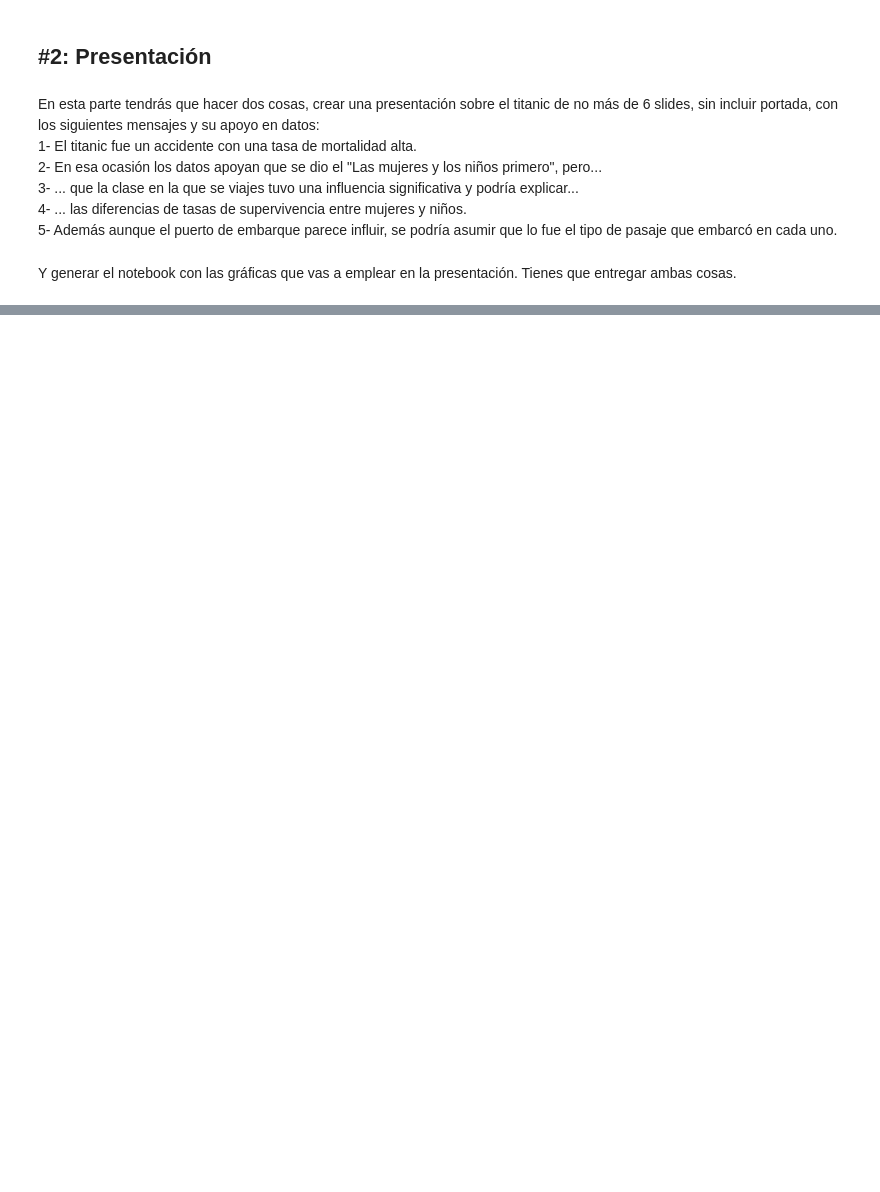
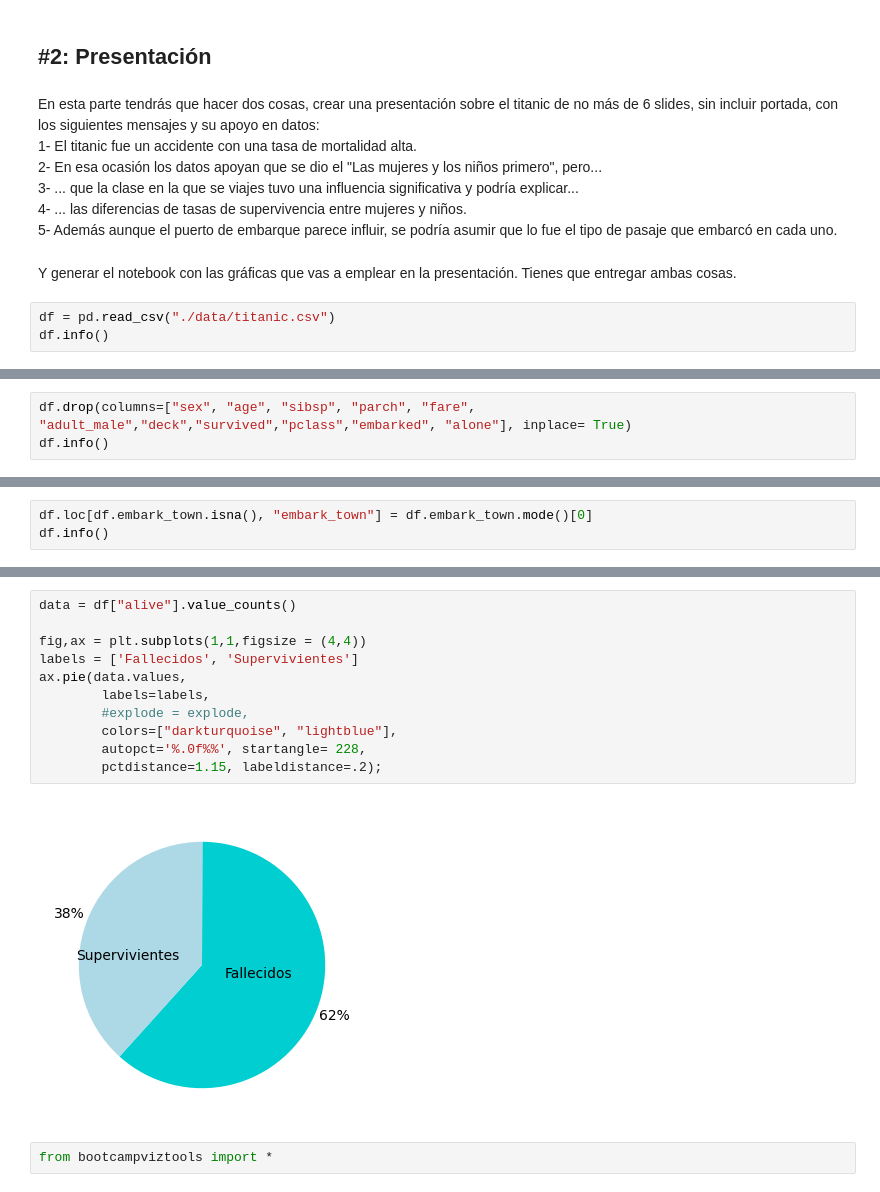
Before and after one commit to PIPM2001/DS_Online_Feb24_Exercises, a Jupyter notebook: 03_Analisis_de_Datos/Sprint_08/Unidad_02/Practica_Obligatoria/18_Practica_Obligatoria_Visualizacion_Presentacion.ipynb, the cells around one changed output, grey strips where cells are left out. Cells and saved outputs as stored; diff of their text form; blank space fills up the shorter version.

```diff
--- a/03_Analisis_de_Datos/Sprint_08/Unidad_02/Practica_Obligatoria/18_Practica_Obligatoria_Visualizacion_Presentacion.ipynb
+++ b/03_Analisis_de_Datos/Sprint_08/Unidad_02/Practica_Obligatoria/18_Practica_Obligatoria_Visualizacion_Presentacion.ipynb
@@ -140,3 +140,6 @@ En esta parte tendrás que hacer dos cosas, crear una presentación sobre el tit
 5- Además aunque el puerto de embarque parece influir, se podría asumir que lo fue el tipo de pasaje que embarcó en cada uno.
 # %% [markdown]
 Y generar el notebook con las gráficas que vas a emplear en la presentación. Tienes que entregar ambas cosas.
+# %%
+df = pd.read_csv("./data/titanic.csv")
+df.info()
@@ -142,0 +164,3 @@ Y generar el notebook con las gráficas que vas a emplear en la presentación. T
+# %%
+df.drop(columns=["sex", "age", "sibsp", "parch", "fare", "adult_male","deck","survived","pclass","embarked", "alone"], inplace= True)
+df.info()
@@ -142,0 +179,3 @@ Y generar el notebook con las gráficas que vas a emplear en la presentación. T
+# %%
+df.loc[df.embark_town.isna(), "embark_town"] = df.embark_town.mode()[0]
+df.info()
@@ -142,0 +194,15 @@ Y generar el notebook con las gráficas que vas a emplear en la presentación. T
+# %%
+data = df["alive"].value_counts()
+
+fig,ax = plt.subplots(1,1,figsize = (4,4))
+labels = ['Fallecidos', 'Supervivientes']
+ax.pie(data.values,
+        labels=labels,
+        #explode = explode,
+        colors=["darkturquoise", "lightblue"],
+        autopct='%.0f%%', startangle= 228,
+        pctdistance=1.15, labeldistance=.2);
+# %% [output]
+[figure, added]
+# %%
+from bootcampviztools import *
```
Also changed, not shown: parts of 11 cells of this notebook, 3 other files.
